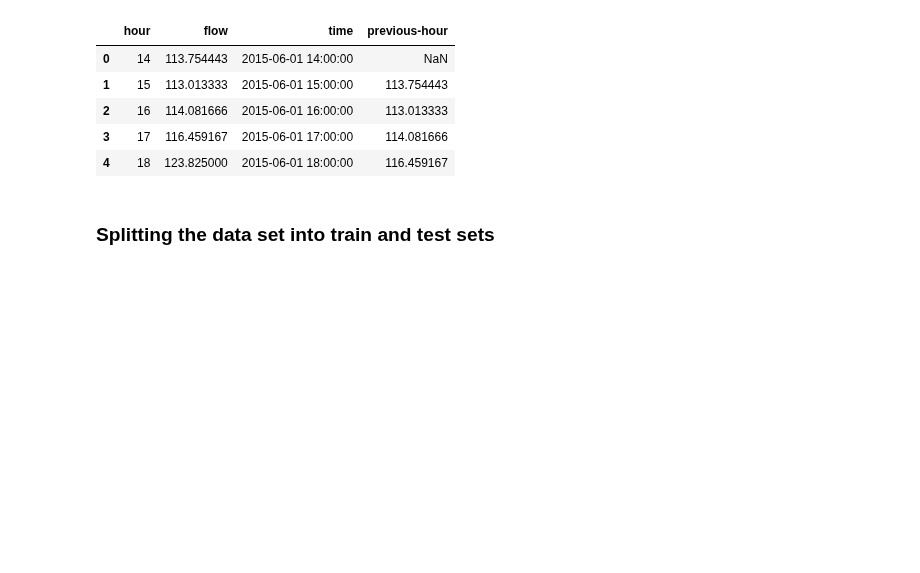
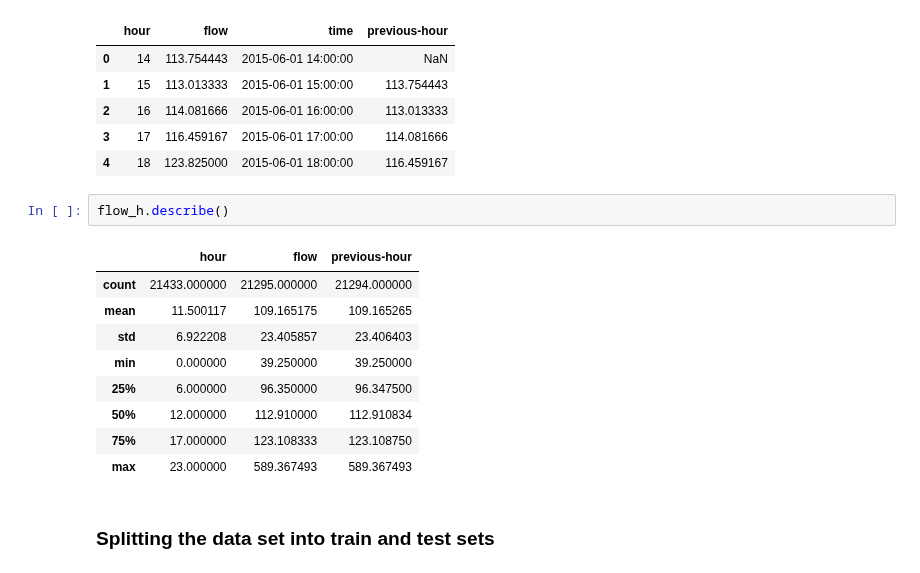
Before and after one commit to efemeryds/flow_exploration, a Jupyter notebook: notebooks/tree-regression-two-features.ipynb, the cells around one changed output. Cells and saved outputs as stored; diff of their text form; blank space fills up the shorter version.

```diff
--- a/notebooks/tree-regression-two-features.ipynb
+++ b/notebooks/tree-regression-two-features.ipynb
@@ -70,6 +70,18 @@ flow_h.head()
 | 2 | 16 | 114.081666 | 2015-06-01 16:00:00 | 113.013333 |
 | 3 | 17 | 116.459167 | 2015-06-01 17:00:00 | 114.081666 |
 | 4 | 18 | 123.825000 | 2015-06-01 18:00:00 | 116.459167 |
+# %%
+flow_h.describe()
+# %% [output]
+|  | hour | flow | previous-hour |
+| count | 21433.000000 | 21295.000000 | 21294.000000 |
+| mean | 11.500117 | 109.165175 | 109.165265 |
+| std | 6.922208 | 23.405857 | 23.406403 |
+| min | 0.000000 | 39.250000 | 39.250000 |
+| 25% | 6.000000 | 96.350000 | 96.347500 |
+| 50% | 12.000000 | 112.910000 | 112.910834 |
+| 75% | 17.000000 | 123.108333 | 123.108750 |
+| max | 23.000000 | 589.367493 | 589.367493 |
 # %% [markdown]
 ### Splitting the data set into train and test sets
 # %%
```
Also changed, not shown: parts of 8 cells of this notebook, 1 other file.
